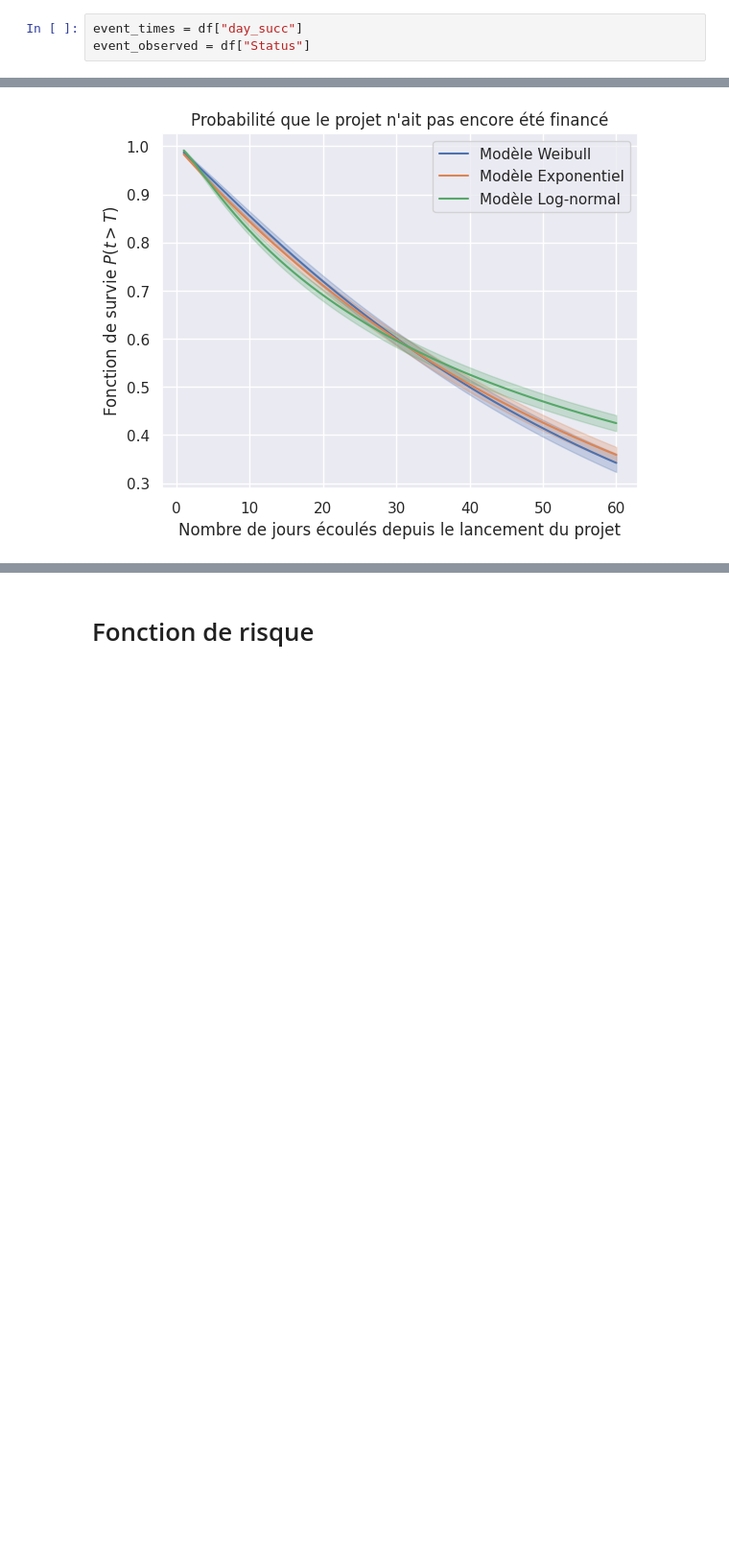
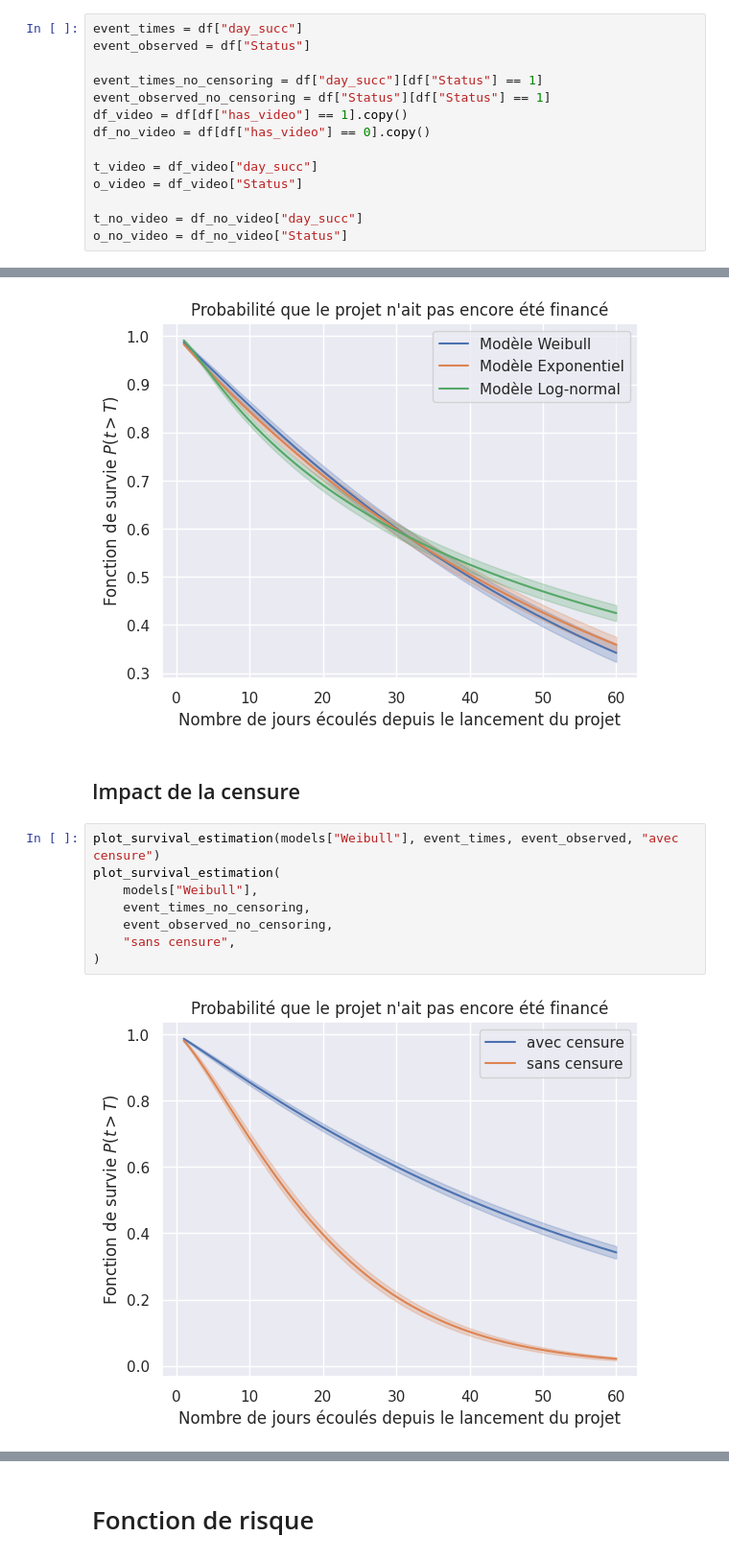
Before and after one commit to Ab2nour/kickstarter-project-analysis, a Jupyter notebook: src/notebooks/parametric_estimation.ipynb, the cells around one changed output, grey strips where cells are left out. Shown at 96% size. Saved outputs shown, nothing was run; the diff lists cells and outputs as text; blank space fills up the shorter version.

Commit message:
feat(plot): add covariates & censoring to parametric estimations

```diff
--- a/src/notebooks/parametric_estimation.ipynb
+++ b/src/notebooks/parametric_estimation.ipynb
@@ -19,6 +23,17 @@ df = pd.read_csv(
 # %%
 event_times = df["day_succ"]
 event_observed = df["Status"]
+
+event_times_no_censoring = df["day_succ"][df["Status"] == 1]
+event_observed_no_censoring = df["Status"][df["Status"] == 1]
+df_video = df[df["has_video"] == 1].copy()
+df_no_video = df[df["has_video"] == 0].copy()
+
+t_video = df_video["day_succ"]
+o_video = df_video["Status"]
+
+t_no_video = df_no_video["day_succ"]
+o_no_video = df_no_video["Status"]
 # %%
 models = create_models()
 # %% [markdown]
@@ -33,3 +50,15 @@ plot_survival_estimations(models, event_times, event_observed)
 plot_survival_estimations(models, event_times, event_observed, same_plot=True)
 # %% [output]
 [figure]
+# %% [markdown]
+## Impact de la censure
+# %%
+plot_survival_estimation(models["Weibull"], event_times, event_observed, "avec censure")
+plot_survival_estimation(
+    models["Weibull"],
+    event_times_no_censoring,
+    event_observed_no_censoring,
+    "sans censure",
+)
+# %% [output]
+[figure, added]
```
Also changed, not shown: parts of 11 cells of this notebook.
